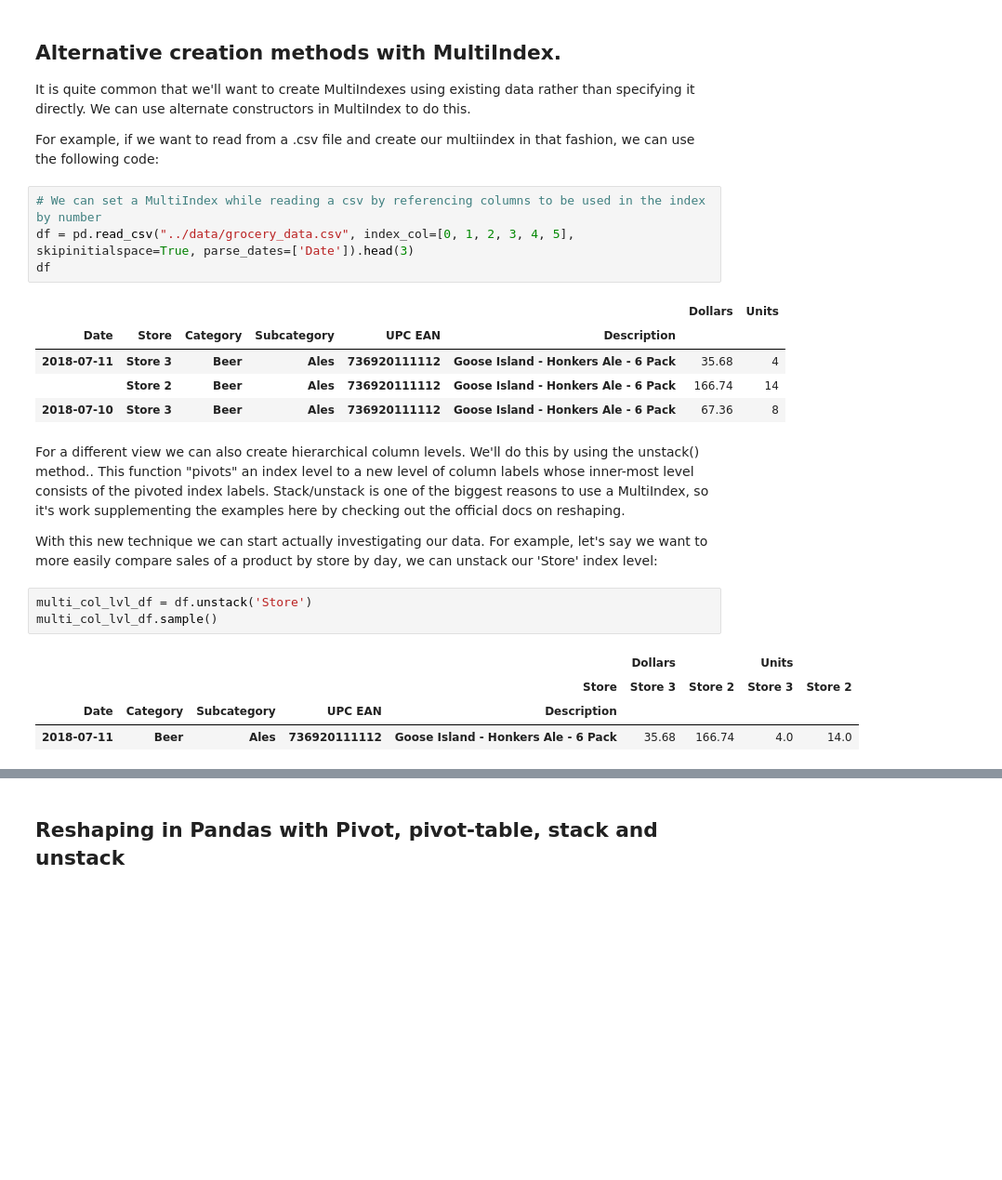
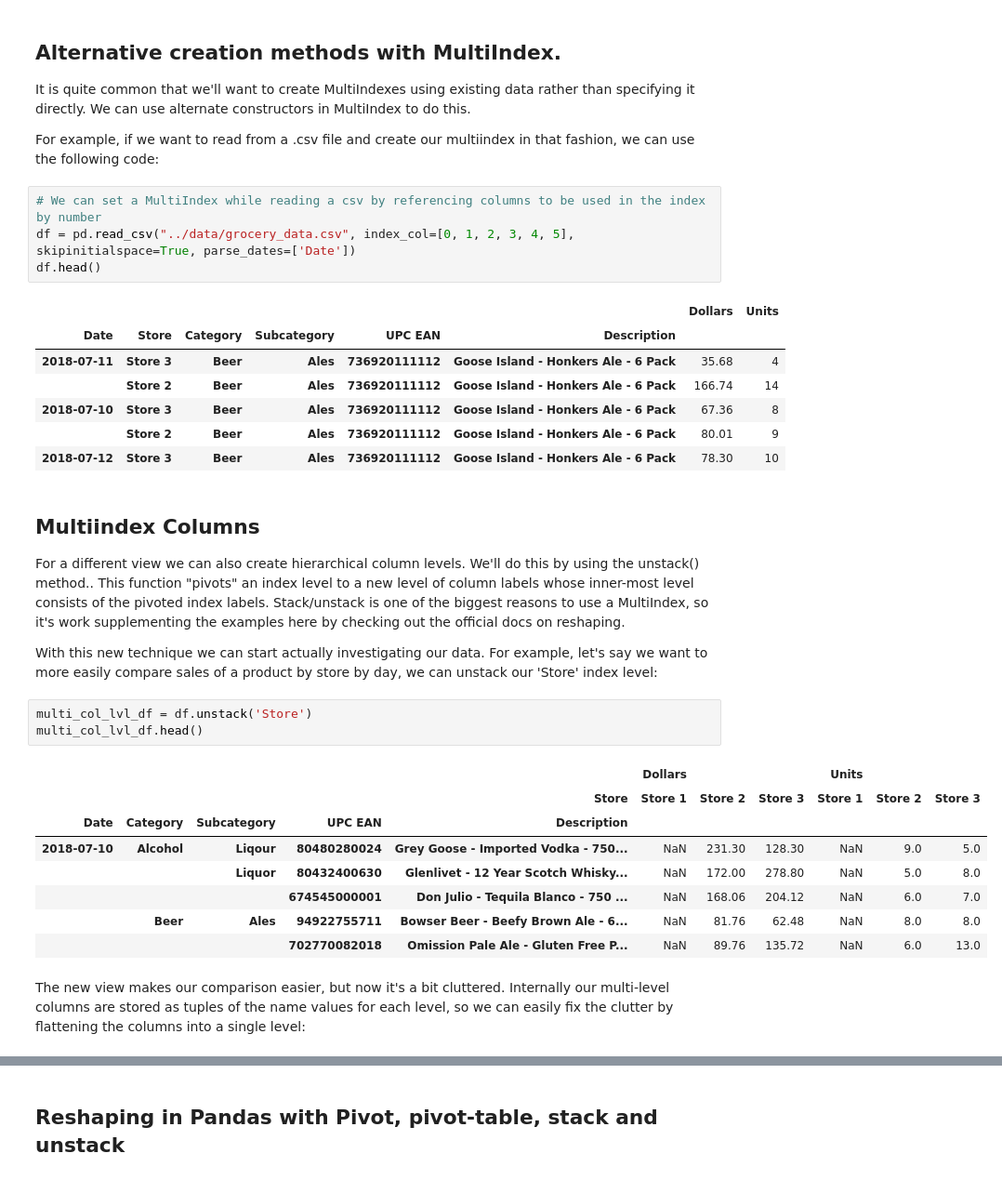
Before and after one commit to redmage123/pandas-timeseries, a Jupyter notebook: docs/pandas-timeseries.ipynb, the cells around one changed output, grey strips where cells are left out. Shown at 93% size. Saved outputs shown, nothing was run; the diff lists cells and outputs as text; blank space fills up the shorter version.

Commit message:
Significant expansion of MultiIndexing. Started the xarray section

```diff
--- a/docs/pandas-timeseries.ipynb
+++ b/docs/pandas-timeseries.ipynb
@@ -1476,23 +1476,32 @@ It is quite common that we'll want to create MultiIndexes using existing data ra
 For example, if we want to read from a .csv file and create our multiindex in that fashion, we can use the following code:
 # %%
 # We can set a MultiIndex while reading a csv by referencing columns to be used in the index by number
-df = pd.read_csv("../data/grocery_data.csv", index_col=[0, 1, 2, 3, 4, 5], skipinitialspace=True, parse_dates=['Date']).head(3)
-df
+df = pd.read_csv("../data/grocery_data.csv", index_col=[0, 1, 2, 3, 4, 5], skipinitialspace=True, parse_dates=['Date'])
+df.head()
 # %% [output]
 |  |  |  |  |  |  | Dollars | Units |
 | Date | Store | Category | Subcategory | UPC EAN | Description |  |  |
 | 2018-07-11 | Store 3 | Beer | Ales | 736920111112 | Goose Island - Honkers Ale - 6 Pack | 35.68 | 4 |
 |  | Store 2 | Beer | Ales | 736920111112 | Goose Island - Honkers Ale - 6 Pack | 166.74 | 14 |
 | 2018-07-10 | Store 3 | Beer | Ales | 736920111112 | Goose Island - Honkers Ale - 6 Pack | 67.36 | 8 |
+|  | Store 2 | Beer | Ales | 736920111112 | Goose Island - Honkers Ale - 6 Pack | 80.01 | 9 |
+| 2018-07-12 | Store 3 | Beer | Ales | 736920111112 | Goose Island - Honkers Ale - 6 Pack | 78.30 | 10 |
 # %% [markdown]
+## Multiindex Columns
 For a different view we can also create hierarchical column levels. We'll do this by using the unstack() method.. This function "pivots" an index level to a new level of column labels whose inner-most level consists of the pivoted index labels. Stack/unstack is one of the biggest reasons to use a MultiIndex, so it's work supplementing the examples here by checking out the official docs on reshaping.
 
 With this new technique we can start actually investigating our data. For example, let's say we want to more easily compare sales of a product by store by day, we can unstack our 'Store' index level:
 # %%
 multi_col_lvl_df = df.unstack('Store')
-multi_col_lvl_df.sample()
+multi_col_lvl_df.head()
 # %% [output]
-|  |  |  |  |  | Dollars |  | Units |  |
-|  |  |  |  | Store | Store 3 | Store 2 | Store 3 | Store 2 |
-| Date | Category | Subcategory | UPC EAN | Description |  |  |  |  |
-| 2018-07-11 | Beer | Ales | 736920111112 | Goose Island - Honkers Ale - 6 Pack | 35.68 | 166.74 | 4.0 | 14.0 |
+|  |  |  |  |  | Dollars |  |  | Units |  |  |
+|  |  |  |  | Store | Store 1 | Store 2 | Store 3 | Store 1 | Store 2 | Store 3 |
+| Date | Category | Subcategory | UPC EAN | Description |  |  |  |  |  |  |
+| 2018-07-10 | Alcohol | Liqour | 80480280024 | Grey Goose - Imported Vodka - 750... | NaN | 231.30 | 128.30 | NaN | 9.0 | 5.0 |
+|  |  | Liquor | 80432400630 | Glenlivet - 12 Year Scotch Whisky... | NaN | 172.00 | 278.80 | NaN | 5.0 | 8.0 |
+|  |  |  | 674545000001 | Don Julio - Tequila Blanco - 750 ... | NaN | 168.06 | 204.12 | NaN | 6.0 | 7.0 |
+|  | Beer | Ales | 94922755711 | Bowser Beer - Beefy Brown Ale - 6... | NaN | 81.76 | 62.48 | NaN | 8.0 | 8.0 |
+|  |  |  | 702770082018 | Omission Pale Ale - Gluten Free P... | NaN | 89.76 | 135.72 | NaN | 6.0 | 13.0 |
+# %% [markdown]
+The new view makes our comparison easier, but now it's a bit cluttered. Internally our multi-level columns are stored as tuples of the name values for each level, so we can easily fix the clutter by flattening the columns into a single level:
```
Also changed, not shown: parts of 40 cells of this notebook, 2 other files.
